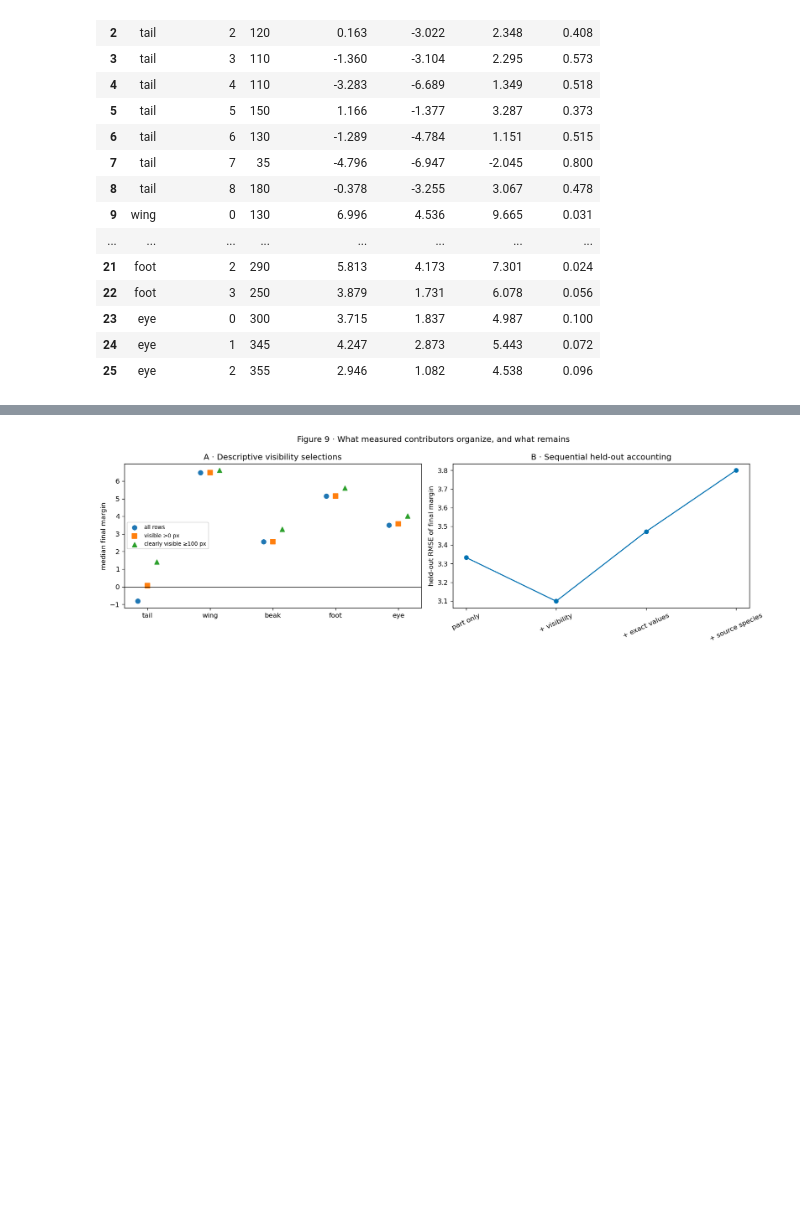
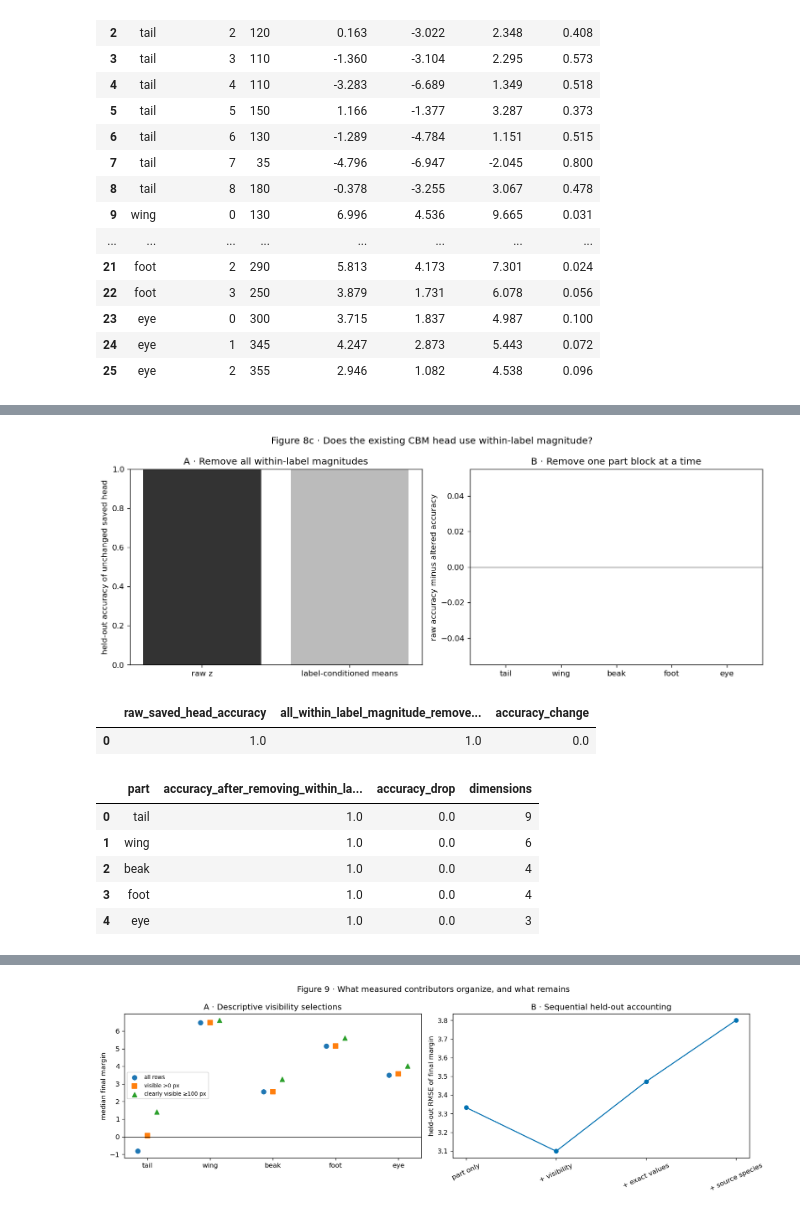
Before and after one commit to chinmayi-r/CBM-Concept-Backwash, a Jupyter notebook: curated/notebooks/02_funnybirds_cbm.ipynb, the cells around one changed output, grey strips where cells are left out. Saved outputs shown, nothing was run; the diff lists cells and outputs as text; code cells hidden in the pictures; blank space fills up the shorter version.

```diff
--- a/curated/notebooks/02_funnybirds_cbm.ipynb
+++ b/curated/notebooks/02_funnybirds_cbm.ipynb
@@ -1417,0 +1702,49 @@ is improvement; RMSE 10 to 11 is not.
+# %%
+# ALT: Accuracy of the unchanged saved Koh linear species head before and after within-label raw-score magnitudes are removed globally or one part block at a time.
+import torch
+sys.path.insert(0,str(REPO/"compat"))
+sys.path.insert(0,str(REPO/"external"/"ConceptBottleneck"))
+try:
+    saved_model=torch.load(MODEL,map_location="cpu",weights_only=False)
+except TypeError:
+    saved_model=torch.load(MODEL,map_location="cpu")
+head=saved_model.sec_model.linear
+W=head.weight.detach().cpu().numpy(); b=head.bias.detach().cpu().numpy()
+if W.shape!=(50,26): raise RuntimeError(f"unexpected saved class-head shape {W.shape}")
+raw_class_logits=z_saved@W.T+b
+if not np.array_equal(raw_class_logits.argmax(1),y_pred_saved):
+    raise RuntimeError("reconstructed saved linear-head predictions disagree with export")
+expected_z=np.empty_like(z_saved)
+for j in range(z_saved.shape[1]): expected_z[:,j]=label_means[j,c_saved[:,j].astype(int)]
+raw_acc=float((raw_class_logits[te].argmax(1)==y_saved[te]).mean())
+mean_acc=float(((expected_z@W.T+b)[te].argmax(1)==y_saved[te]).mean())
+ablations=[]
+for part,(lo,hi) in SPANS.items():
+    altered=z_saved.copy(); altered[:,lo:hi]=expected_z[:,lo:hi]
+    acc=float(((altered@W.T+b)[te].argmax(1)==y_saved[te]).mean())
+    ablations.append({"part":part,"accuracy_after_removing_within_label_magnitude":acc,
+                      "accuracy_drop":raw_acc-acc,"dimensions":hi-lo})
+HEAD_USE=pd.DataFrame(ablations).set_index("part").reindex(ORDER).reset_index()
+fig,axes=plt.subplots(1,2,figsize=(12,4.5))
+axes[0].bar(["raw z","label-conditioned means"],[raw_acc,mean_acc],color=["#333333","#BBBBBB"])
+axes[0].set_ylim(0,1); axes[0].set_ylabel("held-out accuracy of unchanged saved head")
+axes[0].set_title("A · Remove all within-label magnitudes")
+axes[1].bar(HEAD_USE.part,HEAD_USE.accuracy_drop,color=[COLORS[p] for p in HEAD_USE.part])
+axes[1].axhline(0,color="black",lw=.8); axes[1].set_ylabel("raw accuracy minus altered accuracy")
+axes[1].set_title("B · Remove one part block at a time")
+fig.suptitle("Figure 8c · Does the existing CBM head use within-label magnitude?")
+plt.tight_layout(); plt.show()
+display(pd.DataFrame([{"raw_saved_head_accuracy":raw_acc,
+                       "all_within_label_magnitude_removed_accuracy":mean_acc,
+                       "accuracy_change":raw_acc-mean_acc}]).round(3))
+display(HEAD_USE.round(3))
+# %% [output]
+[figure, added]
+|  | raw_saved_head_accuracy | all_within_label_magnitude_remove... | accuracy_change |
+| 0 | 1.0 | 1.0 | 0.0 |
+|  | part | accuracy_after_removing_within_la... | accuracy_drop | dimensions |
+| 0 | tail | 1.0 | 0.0 | 9 |
+| 1 | wing | 1.0 | 0.0 | 6 |
+| 2 | beak | 1.0 | 0.0 | 4 |
+| 3 | foot | 1.0 | 0.0 | 4 |
+| 4 | eye | 1.0 | 0.0 | 3 |
```
Also changed, not shown: parts of 60 cells of this notebook, 1 other file.
